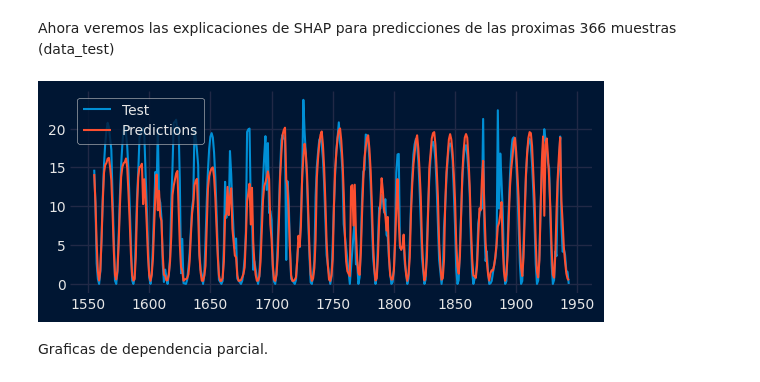
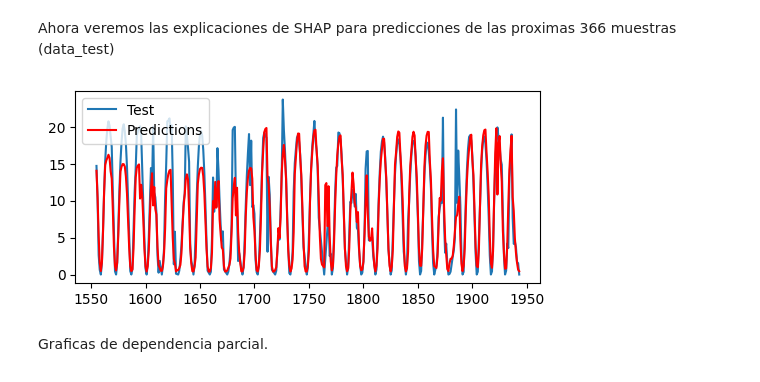
Before and after one commit to GuilleBlancoUC/TFG---IA-DE-PREDICCION-FOTOVOLTAICA, a Jupyter notebook: 3 - Código/ForescastLorca.ipynb, the cells around one changed output. Cells and saved outputs as stored; diff of their text form; code cells hidden in the pictures.

```diff
--- a/3 - Código/ForescastLorca.ipynb
+++ b/3 - Código/ForescastLorca.ipynb
@@ -247,15 +247,14 @@ plt.show()
 Ahora veremos las explicaciones de SHAP para predicciones de las proximas 366 muestras (data_test)
 # %%
 pred = forecaster.predict(steps=len(test_scaled), exog=test_scaled[exogenas])
-set_dark_theme()
 fig, ax = plt.subplots(figsize=(6, 2.5))
 test_scaled['Power_gen'].plot(ax=ax, label='Test')
-pred.plot(ax=ax, label='Predictions', linestyle='-')
+pred.plot(ax=ax, label='Predictions', linestyle='-', color='red')
 ax.set_xlabel(None)
 ax.legend()
 plt.show()
 # %% [output]
-[figure, old version]
+[figure, new version]
 # %% [markdown]
 Graficas de dependencia parcial.
 # %%
```
Also changed, not shown: parts of 7 cells of this notebook, 21 other files.
